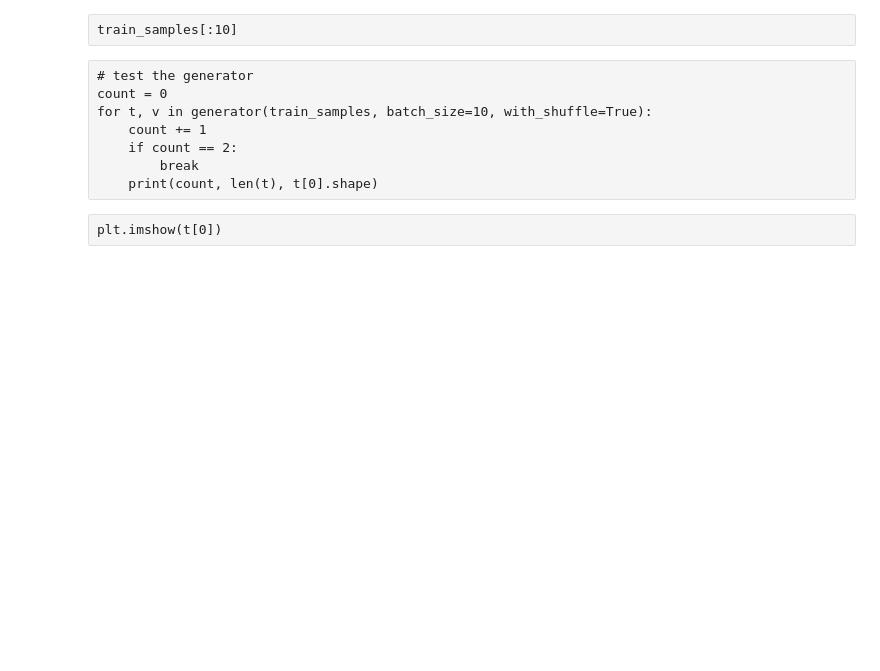
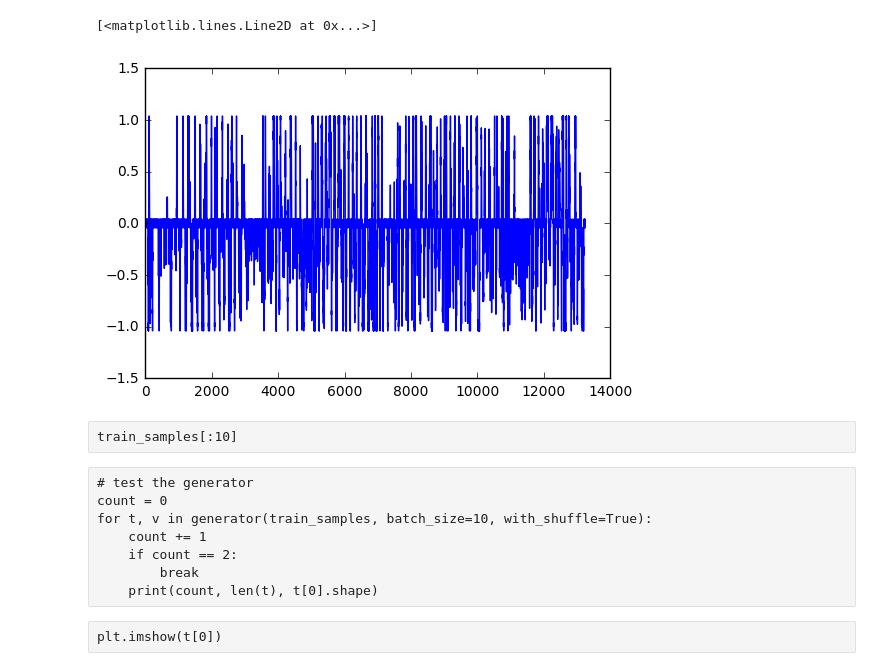
Before and after one commit to dlzhangxg/CarND-Behavioral-Cloning-P3, a Jupyter notebook: behavrior_cloning_training.ipynb, the cells around one changed output. Drawn from its saved outputs; the diff is of its cells as text; code cells hidden in the pictures; blank space fills up the shorter version.

```diff
--- a/behavrior_cloning_training.ipynb
+++ b/behavrior_cloning_training.ipynb
@@ -64,3 +119,8 @@ len(train_samples), len(validtion_samples)
+# %%
+plt.plot(range(len(angles)), angles)
+# %% [output]
+[<matplotlib.lines.Line2D at 0x...>]
+[figure, added]
 # %% [raw]
 train_samples[:10]
 # %% [raw]
```
Also changed, not shown: parts of 13 cells of this notebook, 3 other files.
